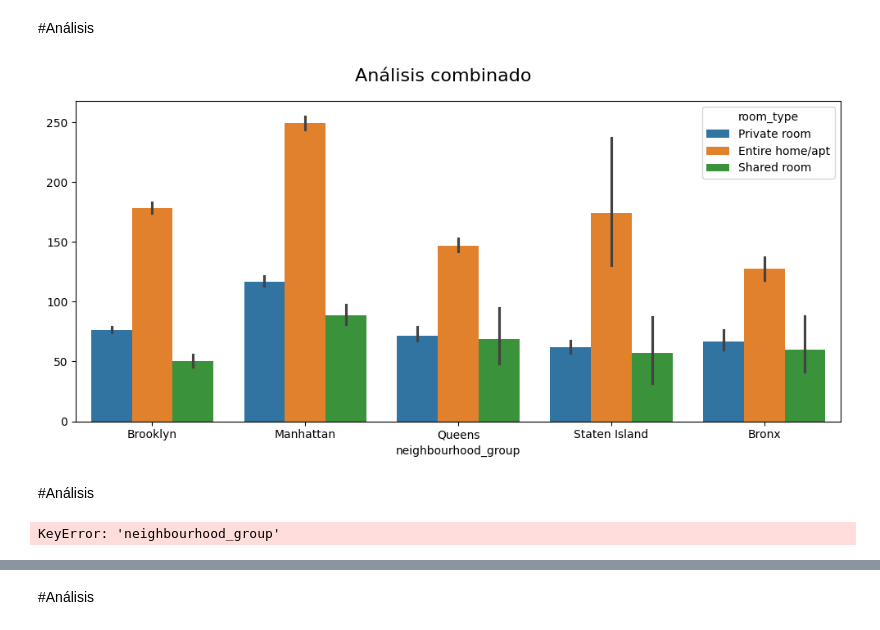
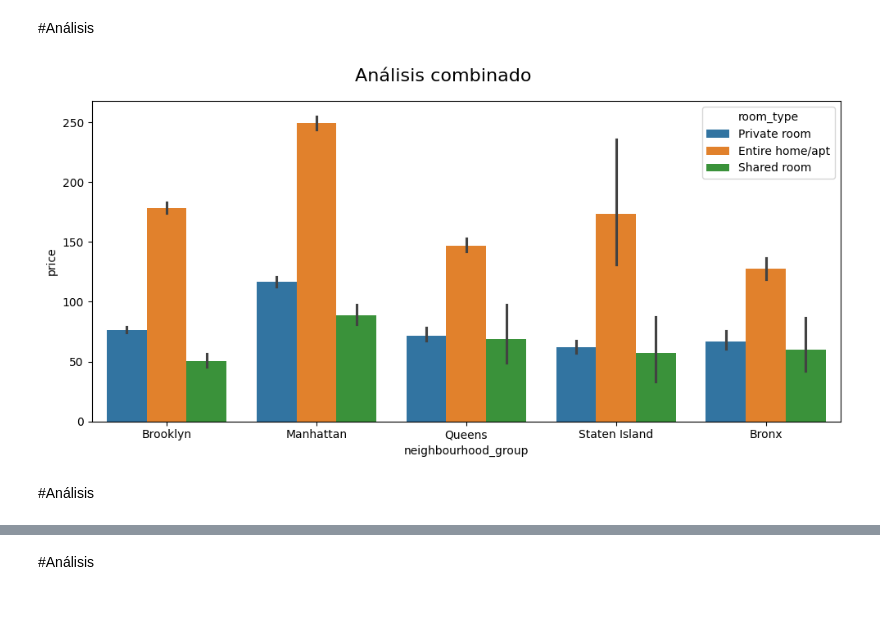
Before and after one commit to 4GeeksAcademy/Booting_algorithm-NatTajuelo, a Jupyter notebook: src/explore.ipynb, the cells around one changed output, grey strips where cells are left out. Saved outputs shown, nothing was run; the diff lists cells and outputs as text; code cells hidden in the pictures.

```diff
--- a/src/explore.ipynb
+++ b/src/explore.ipynb
@@ -193,15 +193,15 @@ plt.show()
 # %%
 #Análisis combinando varias variables
 
 fig, axis = plt.subplots(figsize = (10, 5))
 fig.suptitle("Análisis combinado", fontsize=16)
 
-sns.barplot(data = total_data, x = "neighbourhood_group", y = "price", hue = "room_type").set(ylabel = None)
+sns.barplot(data = total_data, x = "neighbourhood_group", y = "price", hue = "room_type")
 
 plt.tight_layout()
 
 plt.show()
 # %% [output]
-[figure, old version]
+[figure, new version]
 # %% [markdown]
 #Análisis
@@ -216,11 +241,6 @@ with open("transform_room_type.json", "r") as f:
 
 total_data["neighbourhood_group_n"] = total_data["neighbourhood_group"].apply(lambda x: neighbourhood_group_dict.get(x))
 total_data["room_type_n"] = total_data["room_type"].apply(lambda x: room_type_dict.get(x))
-
-total_data["neighbourhood_group_n"] = total_data.apply(lambda x: neighbourhood_group_dict.get(x["neighbourhood_group"]), axis = 0)
-total_data["room_type_n"] = total_data.apply(lambda x: room_type_dict.get(x["room_type"]), axis = 0)
-# %% [output]
-KeyError: 'neighbourhood_group'
 # %%
 fig, axis = plt.subplots(figsize = (10, 6))
 fig.suptitle("Análisis completo numérico-categórico", fontsize=16)
```
Also changed, not shown: parts of 30 cells of this notebook, 13 other files.
